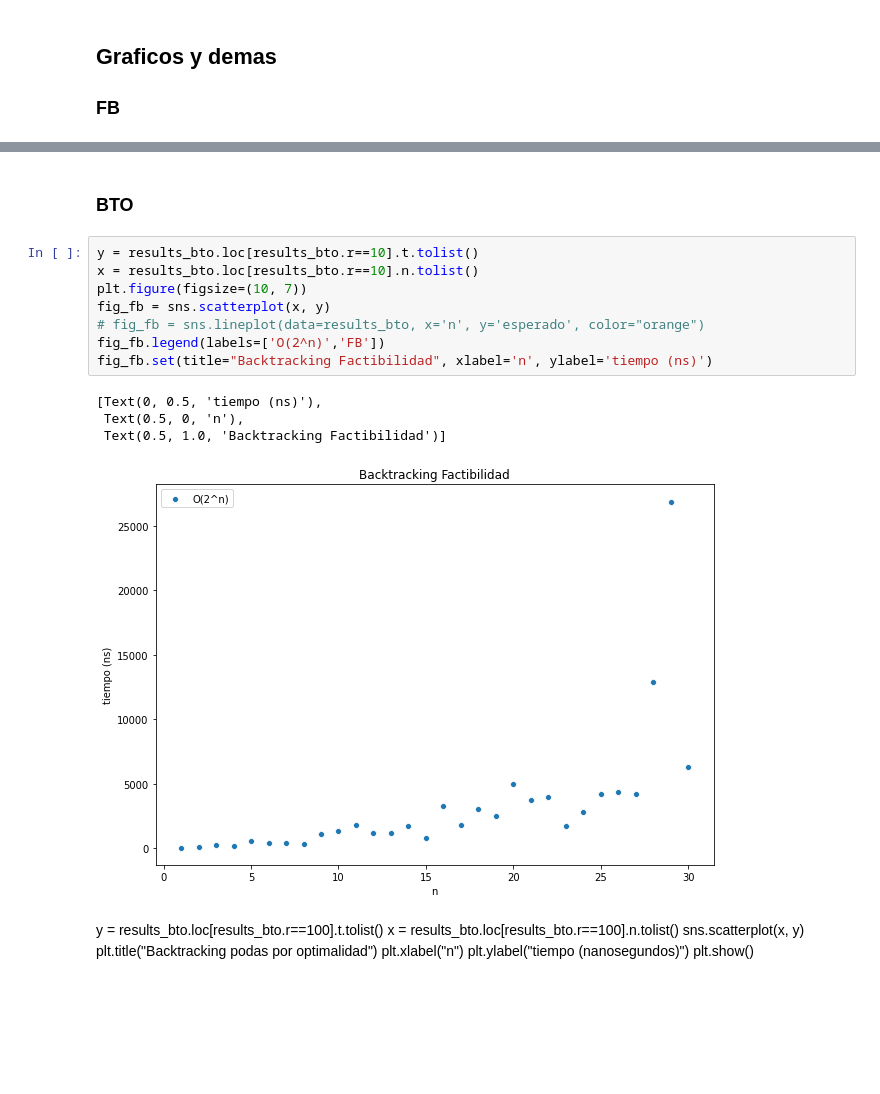
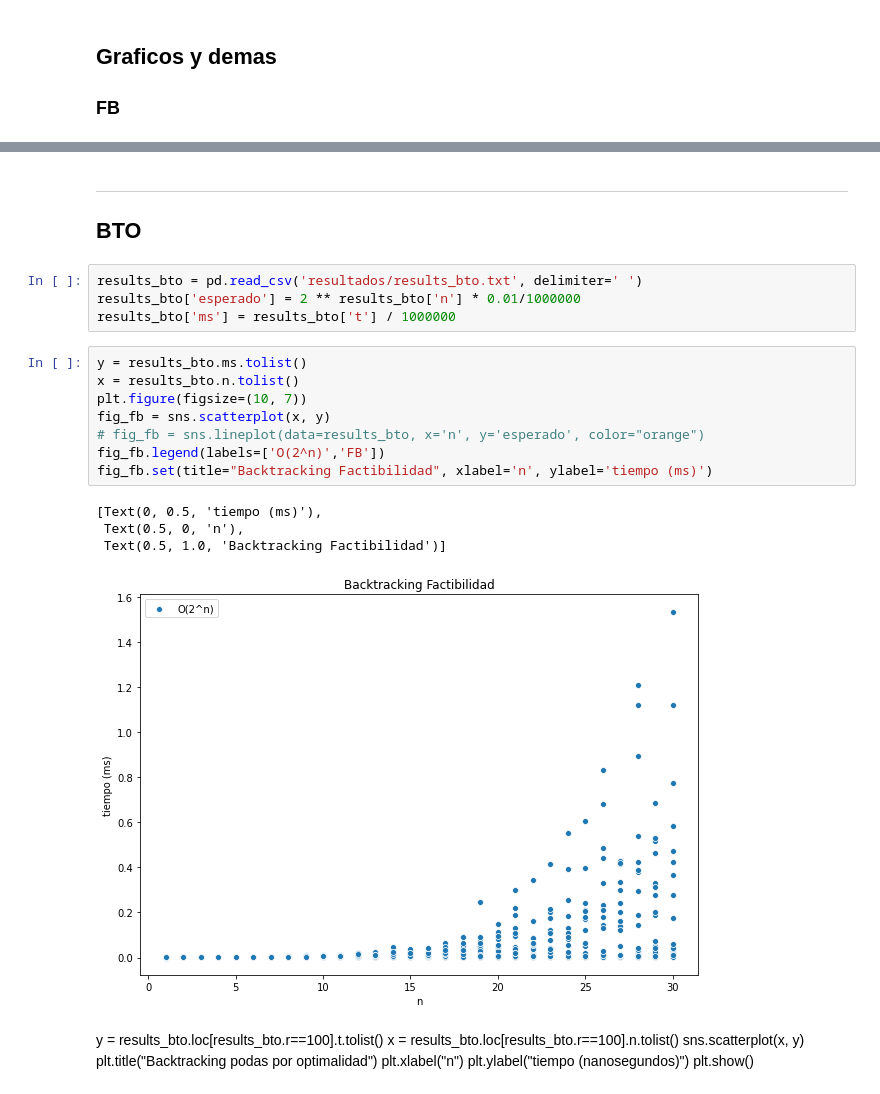
Before and after one commit to pablolp99/tp1-algo3, a Jupyter notebook: tp1-ayed3-notebook.ipynb, the cells around one changed output, grey strips where cells are left out. Saved outputs shown, nothing was run; the diff lists cells and outputs as text; blank space fills up the shorter version.

```diff
--- a/tp1-ayed3-notebook.ipynb
+++ b/tp1-ayed3-notebook.ipynb
@@ -103,18 +108,23 @@ fig_fb.set(title="Backtracking Factibilidad", xlabel='n', ylabel='tiempo (ns)')
 # %% [markdown]
-### BTO
+---
+## BTO
+# %%
+results_bto = pd.read_csv('resultados/results_bto.txt', delimiter=' ')
+results_bto['esperado'] = 2 ** results_bto['n'] * 0.01/1000000
+results_bto['ms'] = results_bto['t'] / 1000000
 # %%
-y = results_bto.loc[results_bto.r==10].t.tolist()
-x = results_bto.loc[results_bto.r==10].n.tolist()
+y = results_bto.ms.tolist()
+x = results_bto.n.tolist()
 plt.figure(figsize=(10, 7))
 fig_fb = sns.scatterplot(x, y)
 # fig_fb = sns.lineplot(data=results_bto, x='n', y='esperado', color="orange")
 fig_fb.legend(labels=['O(2^n)','FB'])
-fig_fb.set(title="Backtracking Factibilidad", xlabel='n', ylabel='tiempo (ns)')
+fig_fb.set(title="Backtracking Factibilidad", xlabel='n', ylabel='tiempo (ms)')
 # %% [output]
-[Text(0, 0.5, 'tiempo (ns)'),
+[Text(0, 0.5, 'tiempo (ms)'),
  Text(0.5, 0, 'n'),
  Text(0.5, 1.0, 'Backtracking Factibilidad')]
-[figure, old version]
+[figure, new version]
 # %% [markdown]
 y = results_bto.loc[results_bto.r==100].t.tolist()
 x = results_bto.loc[results_bto.r==100].n.tolist()
```
Also changed, not shown: parts of 33 cells of this notebook, 15 other files.
